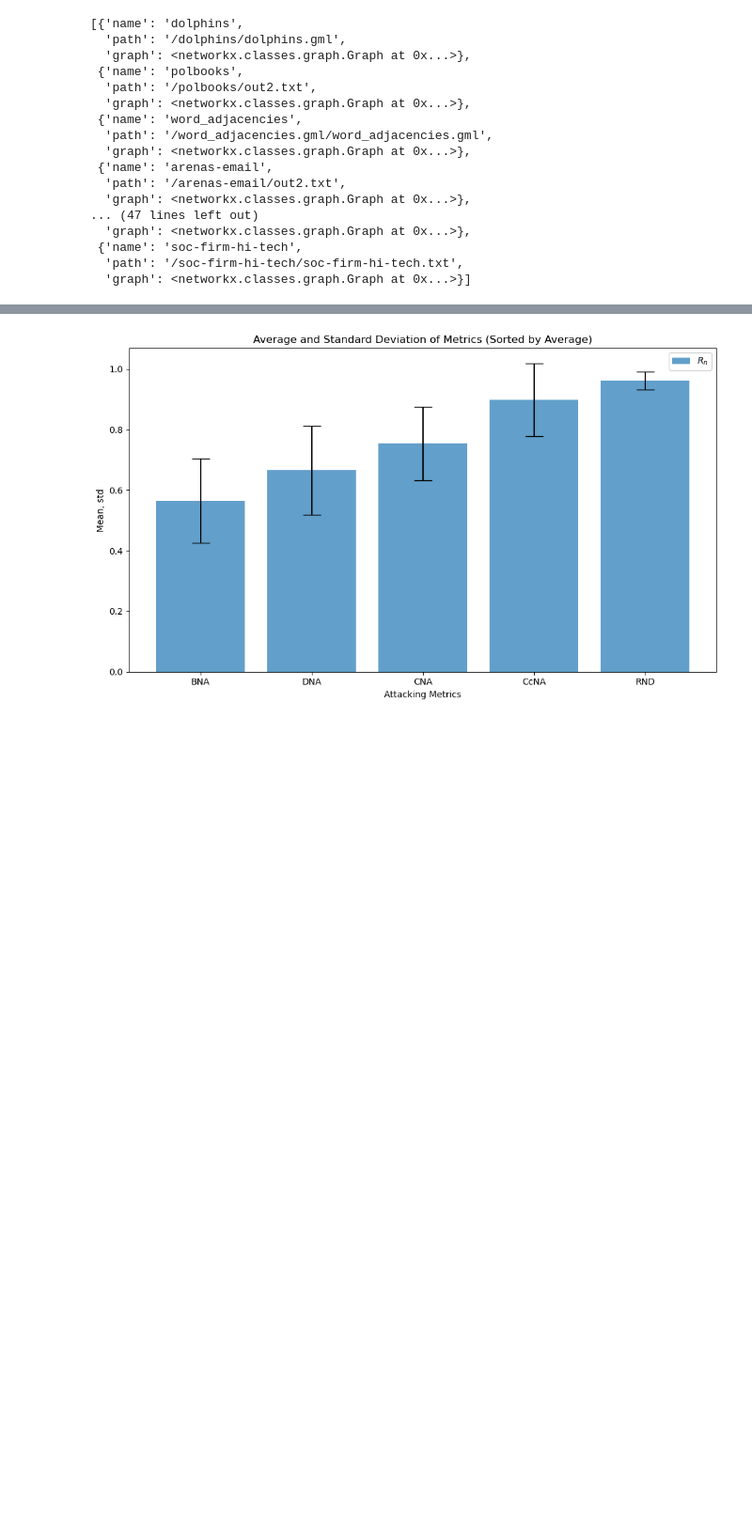
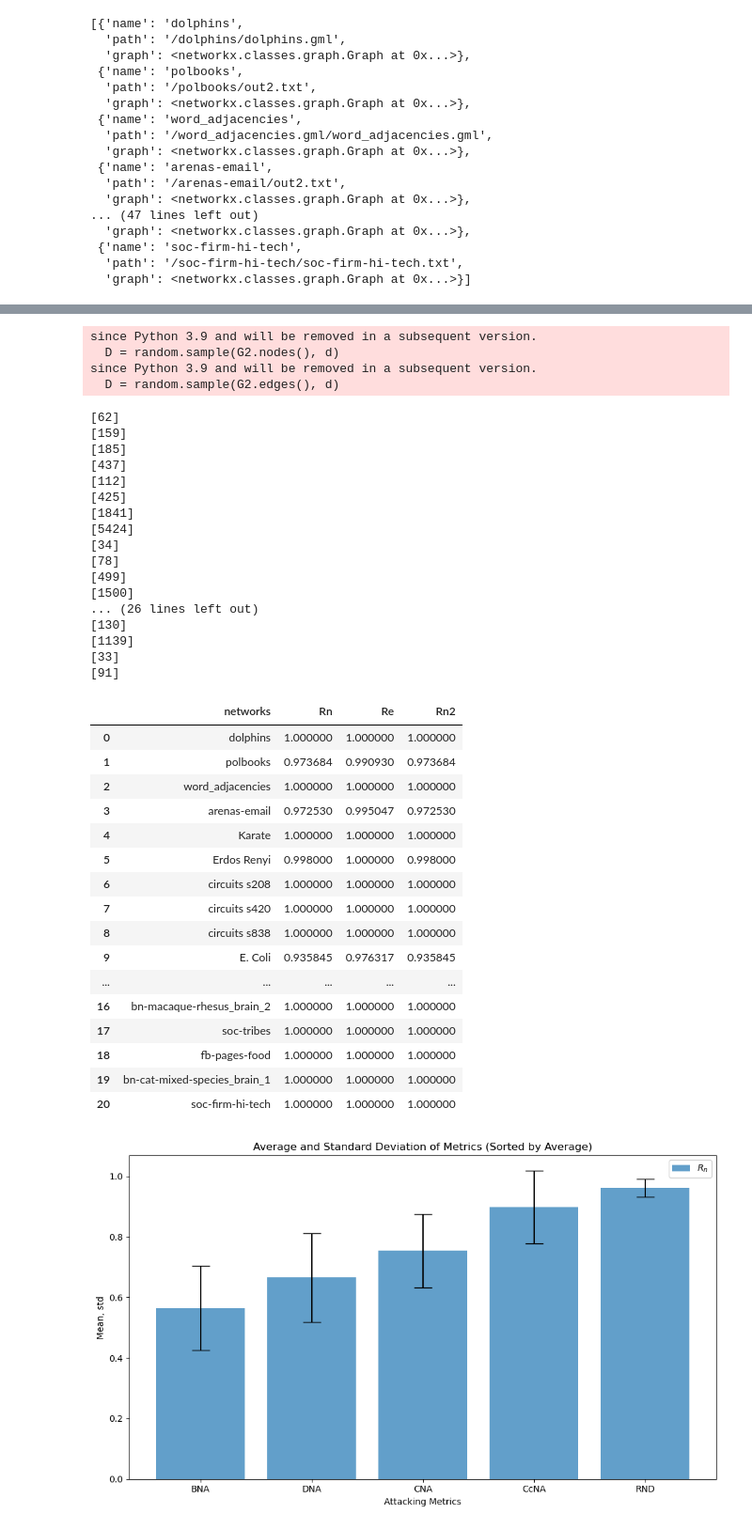
Before and after one commit to almusawiaf/Attack-and-Survive-in-Complex-Network, a Jupyter notebook: Figure5 sim.ipynb, the cells around one changed output, grey strips where cells are left out. Shown: that part at 94% size. Saved outputs shown, nothing was run; the diff lists cells and outputs as text; code cells hidden in the pictures; blank space fills up the shorter version.

```diff
--- a/Figure5 sim.ipynb
+++ b/Figure5 sim.ipynb
@@ -364,3 +341,53 @@ since Python 3.9 and will be removed in a subsequent version.
+# %%
+names, Rn, Re, Rn2 = [],[],[], []
+for net in networks:
+    g = net['graph']
+    n = net['name']
+    names.append(n)
+    Rn.append(node_robustness(g))
+    Re.append(edge_robustness(g))
+    Rn2.append(calculate_node_robustness(g))
+df = pd.DataFrame({'networks': names, 'Rn': Rn, 'Re': Re, 'Rn2': Rn2})
+df
+# %% [output]
+since Python 3.9 and will be removed in a subsequent version.
+  D = random.sample(G2.nodes(), d)
+since Python 3.9 and will be removed in a subsequent version.
+  D = random.sample(G2.edges(), d)
+[62]
+[159]
+[185]
+[437]
+[112]
+[425]
+[1841]
+[5424]
+[34]
+[78]
+[499]
+[1500]
+... (26 lines left out)
+[130]
+[1139]
+[33]
+[91]
+|  | networks | Rn | Re | Rn2 |
+| 0 | dolphins | 1.000000 | 1.000000 | 1.000000 |
+| 1 | polbooks | 0.973684 | 0.990930 | 0.973684 |
+| 2 | word_adjacencies | 1.000000 | 1.000000 | 1.000000 |
+| 3 | arenas-email | 0.972530 | 0.995047 | 0.972530 |
+| 4 | Karate | 1.000000 | 1.000000 | 1.000000 |
+| 5 | Erdos Renyi | 0.998000 | 1.000000 | 0.998000 |
+| 6 | circuits s208 | 1.000000 | 1.000000 | 1.000000 |
+| 7 | circuits s420 | 1.000000 | 1.000000 | 1.000000 |
+| 8 | circuits s838 | 1.000000 | 1.000000 | 1.000000 |
+| 9 | E. Coli | 0.935845 | 0.976317 | 0.935845 |
+| ... | ... | ... | ... | ... |
+| 16 | bn-macaque-rhesus_brain_2 | 1.000000 | 1.000000 | 1.000000 |
+| 17 | soc-tribes | 1.000000 | 1.000000 | 1.000000 |
+| 18 | fb-pages-food | 1.000000 | 1.000000 | 1.000000 |
+| 19 | bn-cat-mixed-species_brain_1 | 1.000000 | 1.000000 | 1.000000 |
+| 20 | soc-firm-hi-tech | 1.000000 | 1.000000 | 1.000000 |
 # %%
 
 import statistics
```
Also changed, not shown: parts of 2 cells of this notebook.
